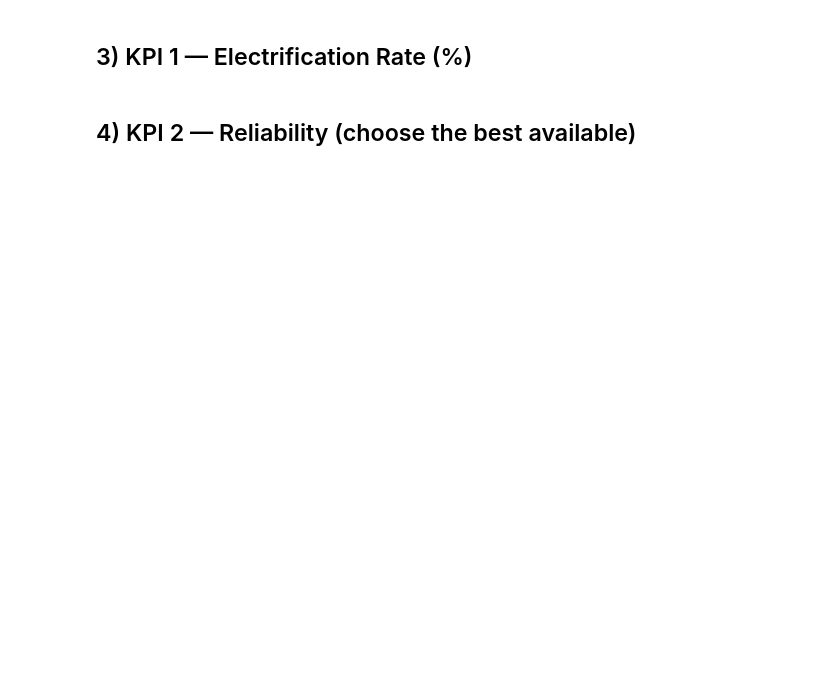
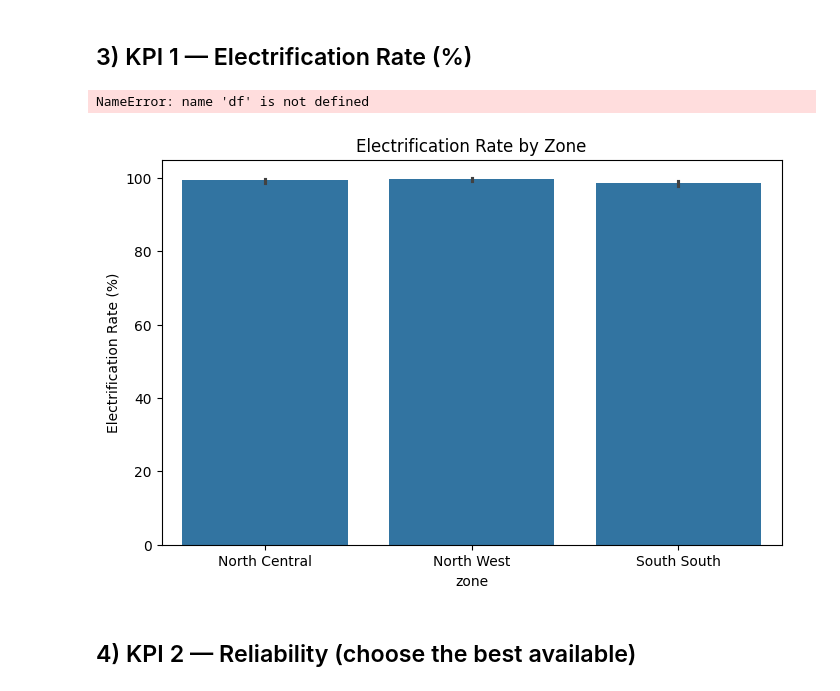
Before and after one commit to Garima2019/big-data-and-business-intelligencel-week1, a Jupyter notebook: notebooks/2_Big_Data_and_BI_OptionalEx.ipynb, the cells around one changed output. Cells and saved outputs as stored; diff of their text form; code cells hidden in the pictures; blank space fills up the shorter version.

```diff
--- a/notebooks/2_Big_Data_and_BI_OptionalEx.ipynb
+++ b/notebooks/2_Big_Data_and_BI_OptionalEx.ipynb
@@ -132,6 +135,25 @@ natweight   0.109779    0.269222
 ## 3) KPI 1 — Electrification Rate (%)
 # %%
 # --- explore ---
+electricity_columns = ['q401__1', 'q401__2', 'q401__3', 'q401__4', 'q401__5', 'q401__6']
+df['has_electricity'] = df[electricity_columns].any(axis=1).astype(int)
+total_households = len(df)
+households_with_electricity = df['has_electricity'].sum()
+electrification_rate = (households_with_electricity / total_households) * 100
+print("⚡ KPI 1 — Electrification Rate (%)")
+print(f"Total households: {total_households}")
+print(f"Households with electricity access: {households_with_electricity}")
+print(f"Electrification Rate: {electrification_rate:.2f}%")
+# %% [output]
+NameError: name 'df' is not defined
+# %%
+plt.figure(figsize=(8, 5))
+sns.barplot(x='zone', y='has_electricity', data=df, estimator=lambda x: sum(x)/len(x)*100)
+plt.ylabel('Electrification Rate (%)')
+plt.title('Electrification Rate by Zone')
+plt.show()
+# %% [output]
+[figure, added]
 # %% [markdown]
 ## 4) KPI 2 — Reliability (choose the best available)
 # %%
```
Also changed, not shown: parts of 12 cells of this notebook.
